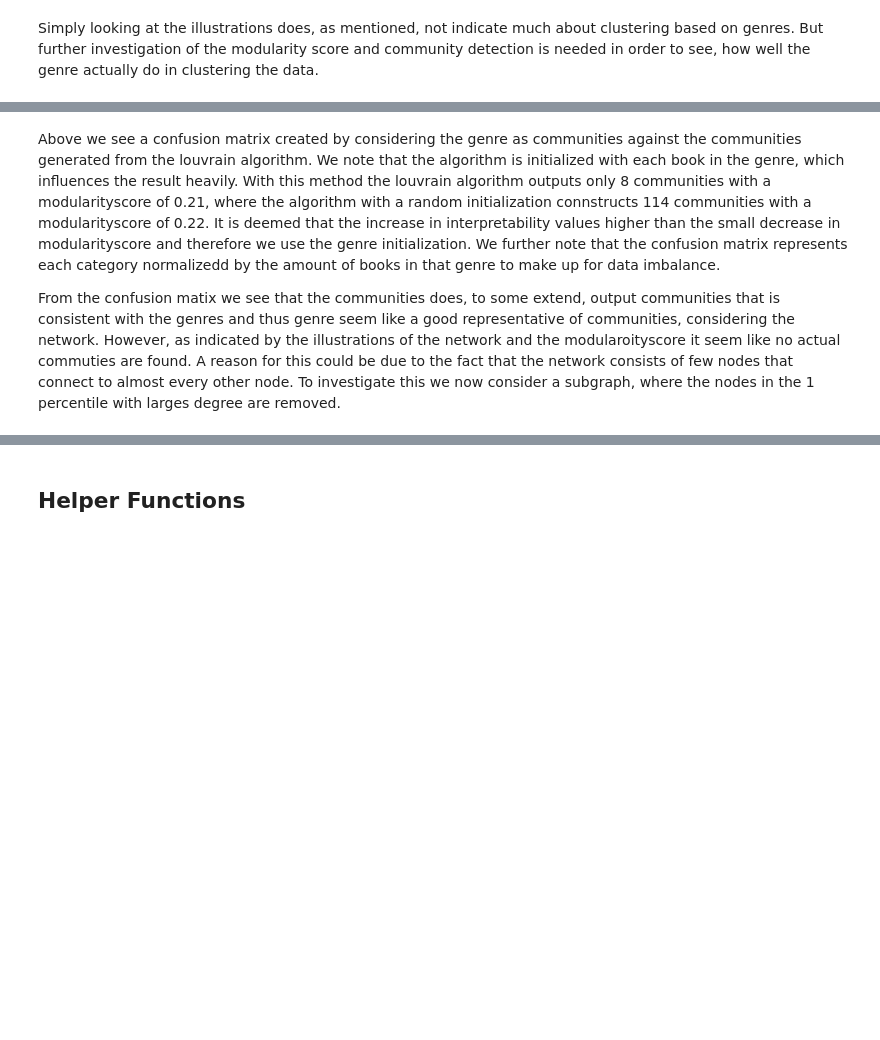
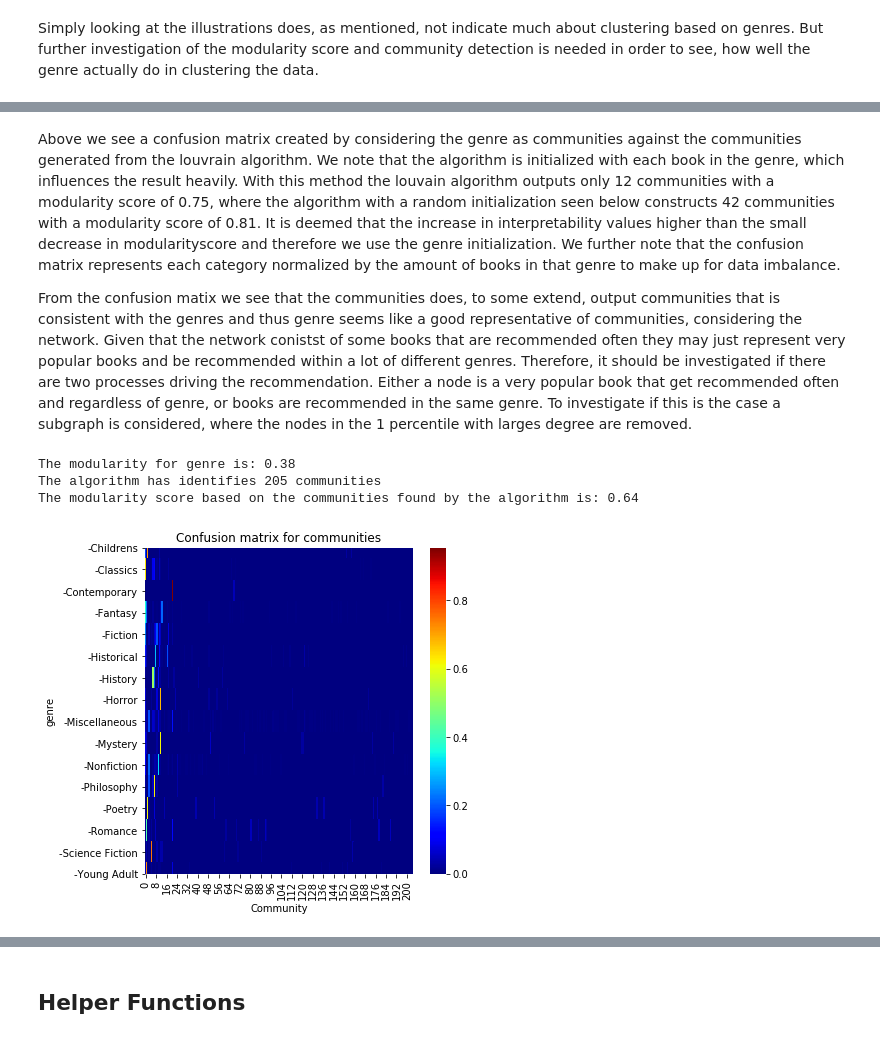
Before and after one commit to benj1003/Goodreads_network, a Jupyter notebook: Code/Explainer Notebook.ipynb, the cells around one changed output, grey strips where cells are left out. Cells and saved outputs as stored; diff of their text form; code cells hidden in the pictures; blank space fills up the shorter version.

```diff
--- a/Code/Explainer Notebook.ipynb
+++ b/Code/Explainer Notebook.ipynb
@@ -417,5 +424,13 @@ The modularity score based on the communities found by the algorithm is: 0.75
 # %% [markdown]
-Above we see a confusion matrix created by considering the genre as communities against the communities generated from the louvrain algorithm. We note that the algorithm is initialized with each book in the genre, which influences the result heavily. With this method the louvrain algorithm outputs only 8 communities with a modularityscore of 0.21, where the algorithm with a random initialization connstructs 114 communities with a modularityscore of 0.22. It is deemed that the increase in interpretability values higher than the small decrease in modularityscore and therefore we use the genre initialization. We further note that the confusion matrix represents each category normalizedd by the amount of books in that genre to make up for data imbalance.
+Above we see a confusion matrix created by considering the genre as communities against the communities generated from the louvrain algorithm. We note that the algorithm is initialized with each book in the genre, which influences the result heavily. With this method the louvain algorithm outputs only 12 communities with a modularity score of 0.75, where the algorithm with a random initialization seen below constructs 42 communities with a modularity score of 0.81. It is deemed that the increase in interpretability values higher than the small decrease in modularityscore and therefore we use the genre initialization. We further note that the confusion matrix represents each category normalized by the amount of books in that genre to make up for data imbalance.
 
-From the confusion matix we see that the communities does, to some extend, output communities that is consistent with the genres and thus genre seem like a good representative of communities, considering the network. However, as indicated by the illustrations of the network and the modularoityscore it seem like no actual commuties are found. A reason for this could be due to the fact that the network consists of few nodes that connect to almost every other node. To investigate this we now consider a subgraph, where the nodes in the 1 percentile with larges degree are removed.
+From the confusion matix we see that the communities does, to some extend, output communities that is consistent with the genres and thus genre seems like a good representative of communities, considering the network.
+Given that the network conistst of some books that are recommended often they may just represent very popular books and be recommended within a lot of different genres. Therefore, it should be investigated if there are two processes driving the recommendation. Either a node is a very popular book that get recommended often and regardless of genre, or books are recommended in the same genre. To investigate if this is the case a subgraph is considered, where the nodes in the 1 percentile with larges degree are removed.
+# %%
+fig = investigate_communities(G, "genre", initialise_random=True)
+# %% [output]
+The modularity for genre is: 0.38
+The algorithm has identifies 205 communities
+The modularity score based on the communities found by the algorithm is: 0.64
+[figure, added]
 # %% [markdown]
```
Also changed, not shown: parts of 52 cells of this notebook.
